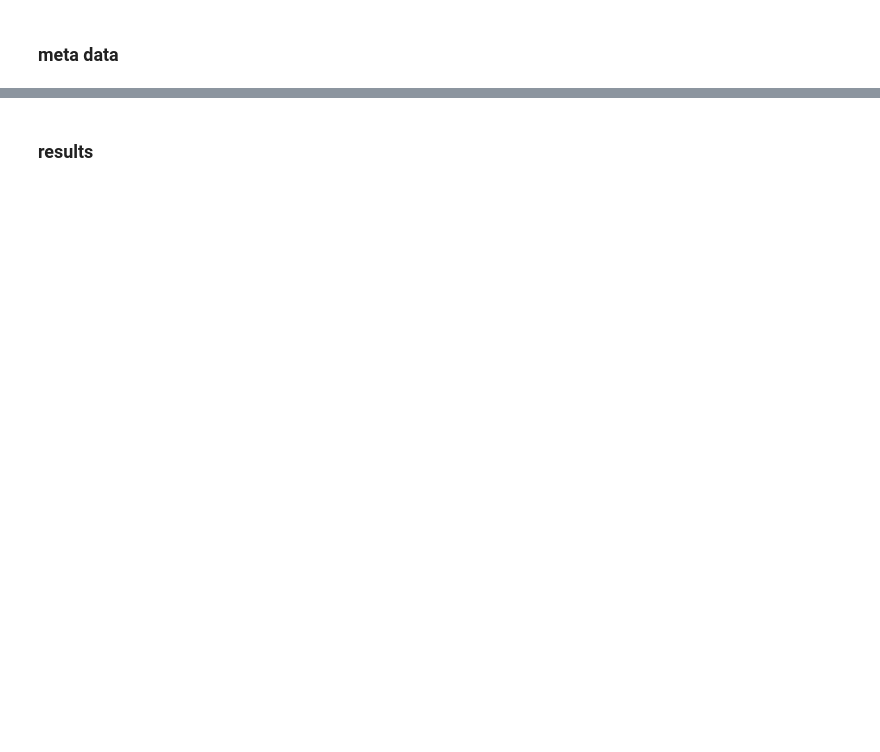
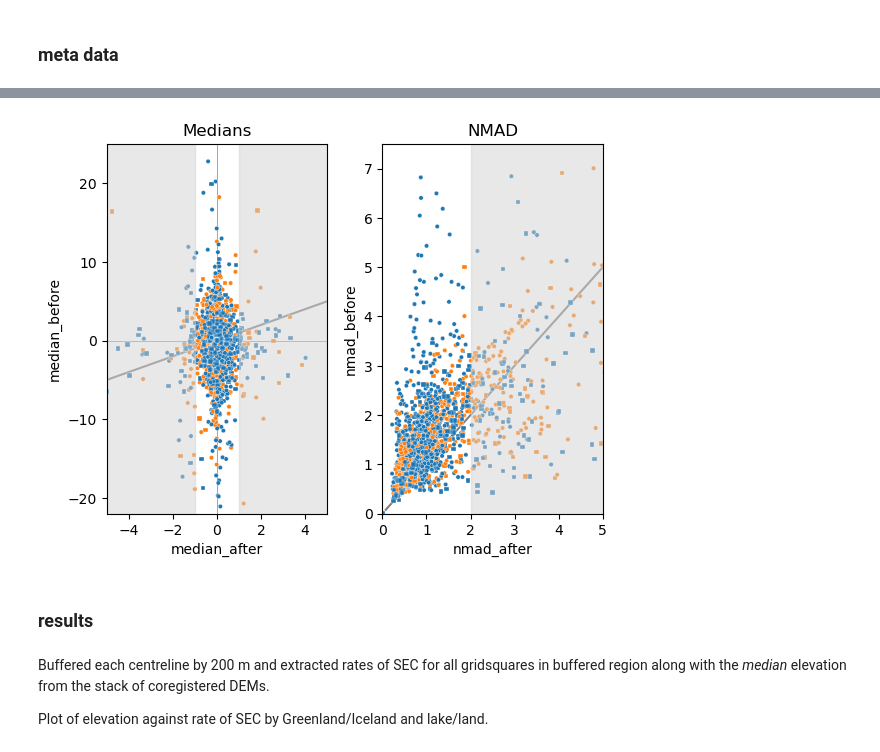
Before and after one commit to tlohde/lake-terminating-glaciers, a Jupyter notebook: src/jan25Update.ipynb, the cells around one changed output, grey strips where cells are left out. Saved outputs shown, nothing was run; the diff lists cells and outputs as text; code cells hidden in the pictures; blank space fills up the shorter version.

Commit message:
made some nice SEC plots

```diff
--- a/src/jan25Update.ipynb
+++ b/src/jan25Update.ipynb
@@ -167,2 +234,72 @@ the site with the fewest/most DEMs used 2/148. mean/median: 48/36
+# %%
+dfs = []
+for d in site_directories:
+    df = pd.read_parquet(
+        os.path.join(d, 'coregistration_metadata.parquet')
+        )
+
+    ls_path = glob('line_*.geojson', root_dir=d)
+    assert len(ls_path)==1, 'oops'
+    ls = gpd.read_file(
+        os.path.join(d, ls_path[0])
+    )
+
+    df['where'] = ls.loc[0, 'where']
+    df['lake_land'] = ls.loc[0, 'lake_land']
+    df['id'] = int(d.split('_')[0].split('id')[-1])
+    dfs.append(df)
+
+coreg_meta = pd.concat(dfs)
+# %%
+fig, axs = plt.subplots(ncols=2)
+
+# MEDIAN
+sns.scatterplot(data=coreg_meta,
+                x='median_after',
+                y='median_before',
+                hue='lake_land',
+                style='where',
+                s=10,
+                markers=['o','s'],
+                ax=axs[0],
+                legend=False)
+
+axs[0].set(xlim=(-5, 5),
+       ylim=(-22, 25)
+)
+axs[0].axhline(0, c='gray', zorder=0, lw=0.5)
+axs[0].axvline(0, c='gray', zorder=0, lw=0.5)
+plot_xeqy(axs[0])
+
+axs[0].fill_between([-5, -1], -22, 25, color='lightgray', alpha=0.5)
+axs[0].fill_between([1, 5], -22, 25, color='lightgray', alpha=0.5)
+
+axs[0].set_title('Medians')
+
+## NMAD
+sns.scatterplot(data=coreg_meta,
+                x='nmad_after',
+                y='nmad_before',
+                hue='lake_land',
+                style='where',
+                s=10,
+                markers=['o','s'],
+                ax=axs[1],
+                legend=False)
+
+axs[1].set(xlim=(0, 5),
+           ylim=(0, 7.5)
+)
+plot_xeqy(axs[1])
+axs[1].fill_between([2, 7.5], 0, 7.5, color='lightgray', alpha=0.5)
+axs[1].set_title('NMAD')
+
+plt.subplots_adjust(wspace=0.25)
+# %% [output]
+[figure, added]
 # %% [markdown]
 ### results
+# %% [markdown]
+Buffered each centreline by 200 m and extracted rates of SEC for all gridsquares in buffered region along with the _median_ elevation from the stack of coregistered DEMs.
+
+Plot of elevation against rate of SEC by Greenland/Iceland and lake/land.
```
Also changed, not shown: parts of 9 cells of this notebook, 1 other file.
